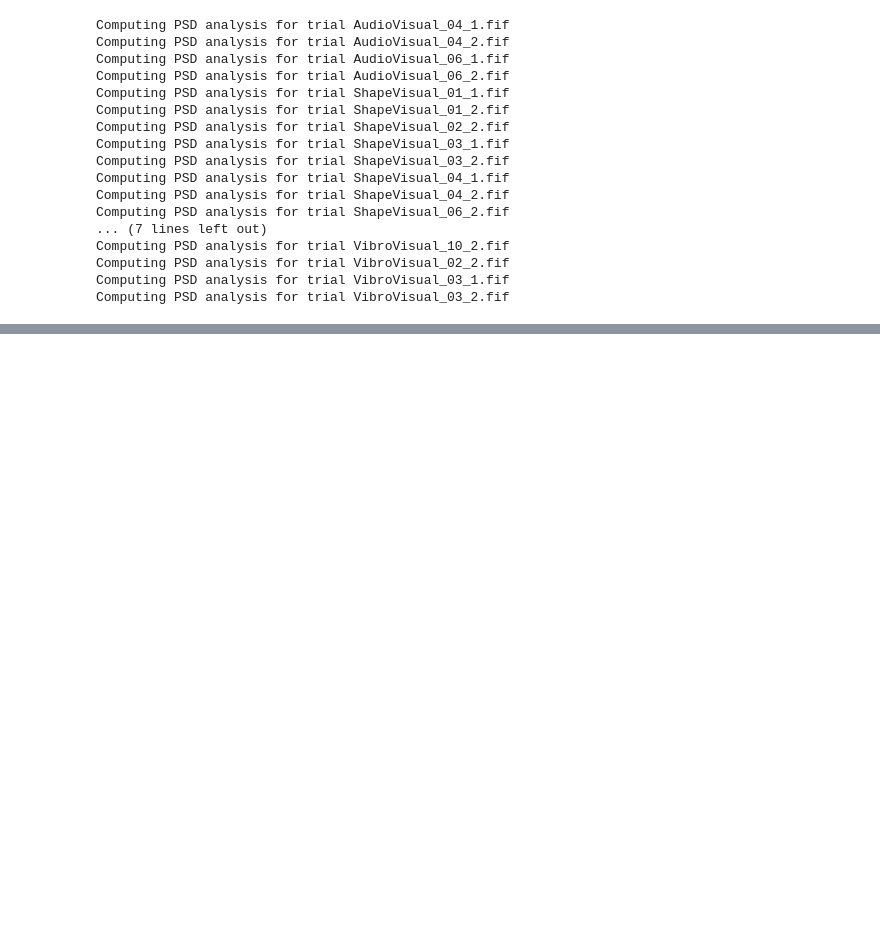
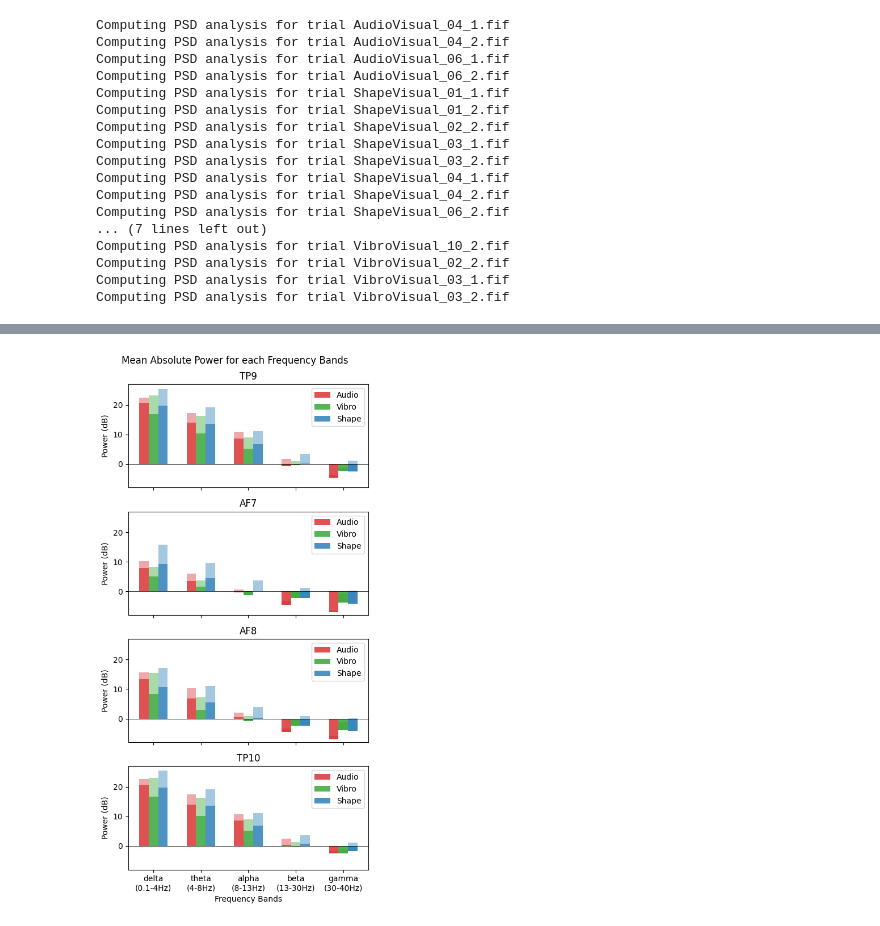
Before and after one commit to mp2419/eeg-notebooks, a Jupyter notebook: FYP/experiments/nb_PSD.ipynb, the cells around one changed output, grey strips where cells are left out. Cells and saved outputs as stored; diff of their text form; code cells hidden in the pictures; blank space fills up the shorter version.

```diff
--- a/FYP/experiments/nb_PSD.ipynb
+++ b/FYP/experiments/nb_PSD.ipynb
@@ -180,0 +173,60 @@ plt.show()
+# %%
+#------------SET if absolute or relative Power
+absolute = True
+
+# Compute the absolute and relative power for each frequency band and each channel and modality
+for modality, psd_array in psd_data.items():
+    for ch in range(len(psd_array[0])):
+        for i, (fmin, fmax) in enumerate(bands.values()):
+            freq_indices = np.where((freqs >= fmin) & (freqs <= fmax))[0]
+            band_psd = 10*np.log10(psd_array[:, ch, freq_indices])
+            abs_power[modality][i, ch] = np.mean(band_psd)
+            rel_power[modality][i, ch] = np.mean(band_psd) / np.sum(10*np.log10(psd_array[:, ch]))
+            abs_power_std[modality][i, ch] = np.std(band_psd)
+            rel_power_std[modality][i, ch] = np.std(band_psd) / np.sum(10*np.log10(psd_array[:, ch]))
+
+# Plotting the mean and standard deviation of each channel as a bar chart
+fig, axs = plt.subplots(4, 1, figsize=(5, 10), sharex=True)
+
+#freq_labels = list(bands.keys())
+freq_labels = [f'{key}\n({bands[key][0]}-{bands[key][1]}Hz)' for key in bands.keys()]
+
+x = np.arange(len(freq_labels))
+bar_width = 0.2
+opacity = 0.8
+opacity_std = 0.4
+colors = [ 'tab:red', 'tab:green', 'tab:blue']
+channel_names = ['TP9', 'AF7', 'AF8', 'TP10']
+
+for ch in range(len(psd_data['Audio'][0])):
+    for i, modality in enumerate(psd_data.keys()):
+        if absolute:
+            mean_power =(abs_power[modality][:, ch])
+            std_power = (abs_power_std[modality][:, ch])
+            axs[ch].set_ylim(-8,27)
+        else:
+            mean_power =(rel_power[modality][:, ch])
+            std_power = (rel_power_std[modality][:, ch])
+            axs[ch].set_ylim(-0.0022,0.0007)
+            axs[ch].legend(loc='lower right')
+        axs[ch].bar(x + i * bar_width, mean_power, bar_width, alpha=opacity, color=colors[i],
+                    label=modality) #, yerr=std_power)
+        axs[ch].bar(x + i * bar_width, std_power, width=bar_width, align='center', bottom=mean_power,
+        alpha=opacity_std, color=colors[i])
+    axs[ch].legend(loc='upper right')
+    axs[ch].set_ylabel('Power (dB)')
+    axs[ch].set_xticks(x + bar_width * (len(psd_data.keys()) - 1) / 2)
+    axs[ch].set_xticklabels(freq_labels)
+    axs[ch].set_title(f'{channel_names[ch]}')
+
+    axs[ch].axhline(y=0, color='black', linestyle='-', linewidth=0.5)
+
+if absolute:
+    plt.suptitle("Mean Absolute Power for each Frequency Bands")
+else:
+    plt.suptitle("Mean Relative Power for each Frequency Bands")
+plt.xlabel('Frequency Bands')
+plt.tight_layout()
+plt.show()
+# %% [output]
+[figure, added]
```
Also changed, not shown: parts of 5 cells of this notebook, 4 other files.
